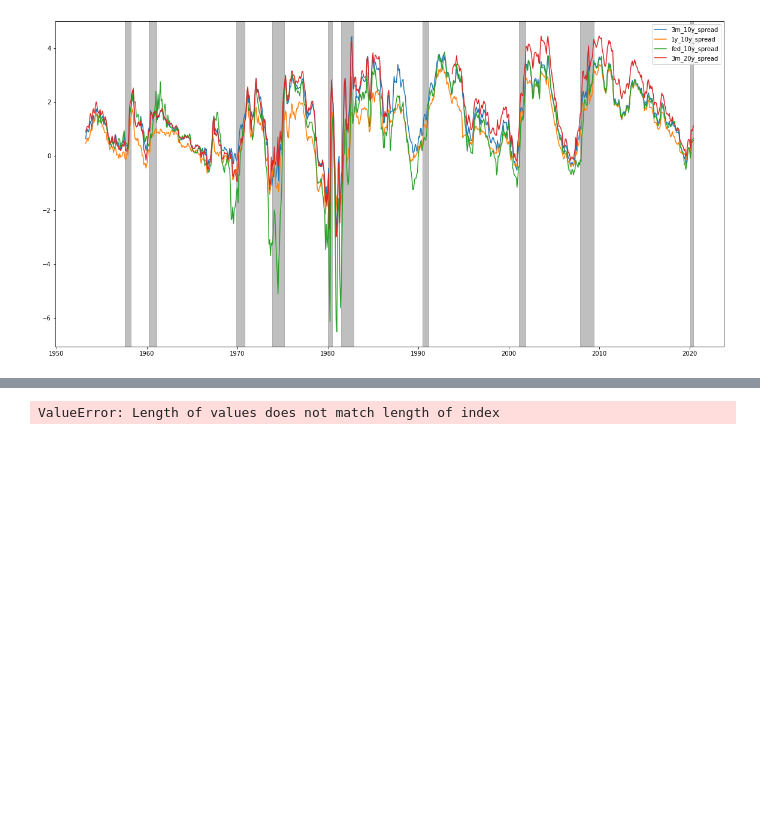
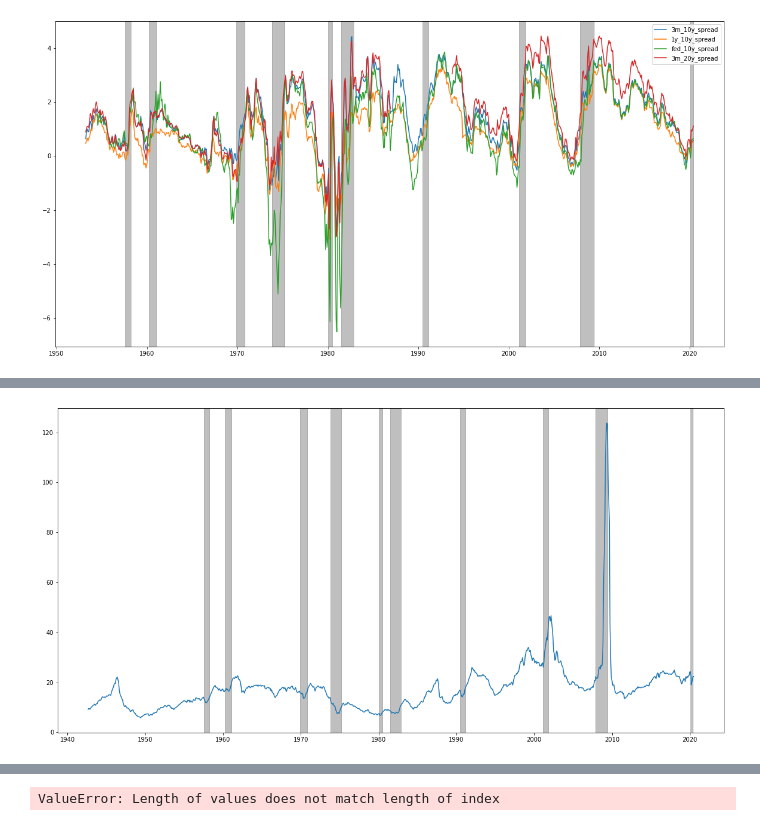
Before and after one commit to somekeys/320proj, a Jupyter notebook: Untitled.ipynb, the cells around one changed output, grey strips where cells are left out. Saved outputs shown, nothing was run; the diff lists cells and outputs as text; code cells hidden in the pictures; blank space fills up the shorter version.

```diff
--- a/Untitled.ipynb
+++ b/Untitled.ipynb
@@ -194,0 +236,15 @@ plt.legend()
+# %%
+#get sp p/e data
+sppe = pd.read_csv("https://www.quandl.com/api/v3/datasets/MULTPL/SP500_PE_RATIO_MONTH.csv?api_key=TvLsY3Psu3xwtWufwYnG")[:-860]
+# reverse the dataframe
+sppe = sppe[::-1].reset_index(drop=True)
+sppe['Date'] = pd.to_datetime(sppe['Date'] )
+
+#visualization
+fig = plt.figure(figsize=(20,10))
+plt.plot(sppe["Date"] ,sppe["Value"])
+#mark recession
+for _, row in recess.iterrows() :
+     fig.axes[0].axvspan(row["Peak month"],row["Trough month"],color='grey',alpha=0.5)
+# %% [output]
+[figure, added]
```
Also changed, not shown: parts of 18 cells of this notebook.
